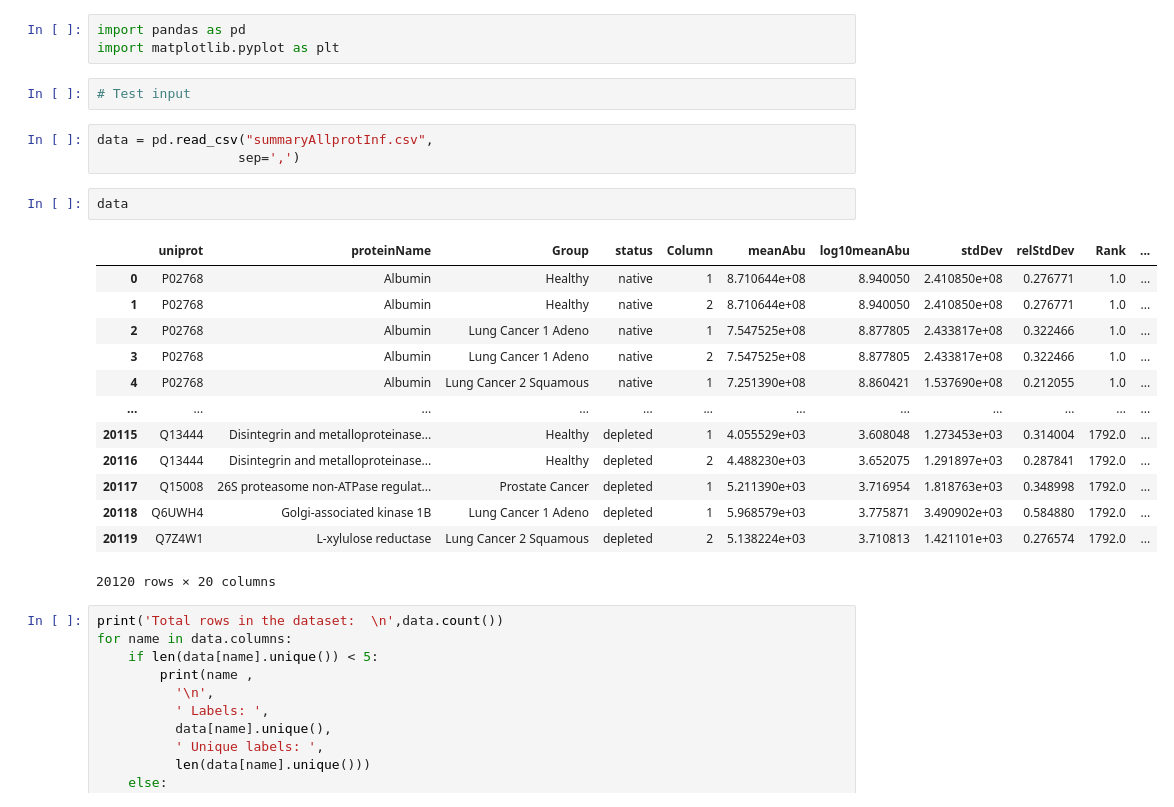
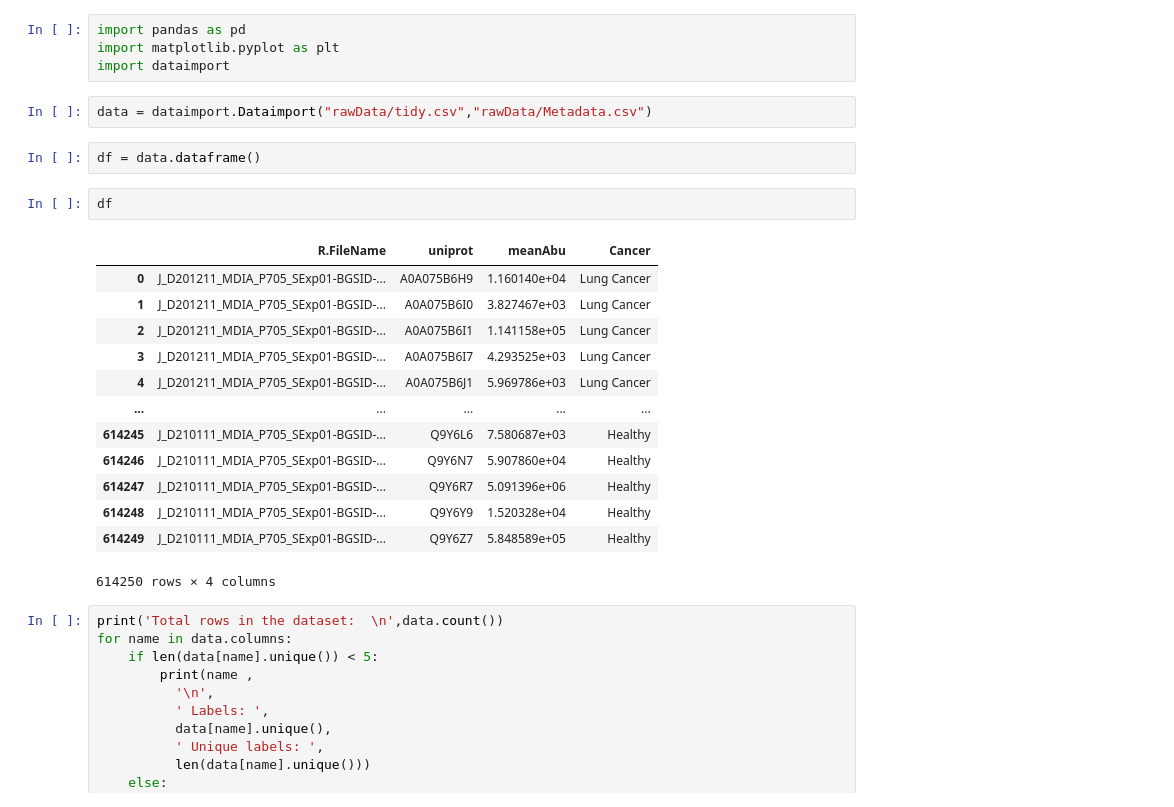
Before and after one commit to cewinharhar/BECS2_dataChallenge, a Jupyter notebook: dataPreprocessingAnalysis.ipynb, the cells around one changed output. Saved outputs shown, nothing was run; the diff lists cells and outputs as text.

Commit message:
re-renamed because of troubles importing

```diff
--- a/dataPreprocessingAnalysis.ipynb
+++ b/dataPreprocessingAnalysis.ipynb
@@ -1,27 +1,27 @@
 # %%
 import pandas as pd
 import matplotlib.pyplot as plt
+import dataimport
 # %%
-# Test input
+data = dataimport.Dataimport("rawData/tidy.csv","rawData/Metadata.csv")
 # %%
-data = pd.read_csv("summaryAllprotInf.csv",
-                  sep=',')
+df = data.dataframe()
 # %%
-data
+df
 # %% [output]
-|  | uniprot | proteinName | Group | status | Column | meanAbu | log10meanAbu | stdDev | relStdDev | Rank | ... |
-| 0 | P02768 | Albumin | Healthy | native | 1 | 8.710644e+08 | 8.940050 | 2.410850e+08 | 0.276771 | 1.0 | ... |
-| 1 | P02768 | Albumin | Healthy | native | 2 | 8.710644e+08 | 8.940050 | 2.410850e+08 | 0.276771 | 1.0 | ... |
-| 2 | P02768 | Albumin | Lung Cancer 1 Adeno | native | 1 | 7.547525e+08 | 8.877805 | 2.433817e+08 | 0.322466 | 1.0 | ... |
-| 3 | P02768 | Albumin | Lung Cancer 1 Adeno | native | 2 | 7.547525e+08 | 8.877805 | 2.433817e+08 | 0.322466 | 1.0 | ... |
-| 4 | P02768 | Albumin | Lung Cancer 2 Squamous | native | 1 | 7.251390e+08 | 8.860421 | 1.537690e+08 | 0.212055 | 1.0 | ... |
-| ... | ... | ... | ... | ... | ... | ... | ... | ... | ... | ... | ... |
-| 20115 | Q13444 | Disintegrin and metalloproteinase... | Healthy | depleted | 1 | 4.055529e+03 | 3.608048 | 1.273453e+03 | 0.314004 | 1792.0 | ... |
-| 20116 | Q13444 | Disintegrin and metalloproteinase... | Healthy | depleted | 2 | 4.488230e+03 | 3.652075 | 1.291897e+03 | 0.287841 | 1792.0 | ... |
-| 20117 | Q15008 | 26S proteasome non-ATPase regulat... | Prostate Cancer | depleted | 1 | 5.211390e+03 | 3.716954 | 1.818763e+03 | 0.348998 | 1792.0 | ... |
-| 20118 | Q6UWH4 | Golgi-associated kinase 1B | Lung Cancer 1 Adeno | depleted | 1 | 5.968579e+03 | 3.775871 | 3.490902e+03 | 0.584880 | 1792.0 | ... |
-| 20119 | Q7Z4W1 | L-xylulose reductase | Lung Cancer 2 Squamous | depleted | 2 | 5.138224e+03 | 3.710813 | 1.421101e+03 | 0.276574 | 1792.0 | ... |
+|  | R.FileName | uniprot | meanAbu | Cancer |
+| 0 | J_D201211_MDIA_P705_SExp01-BGSID-... | A0A075B6H9 | 1.160140e+04 | Lung Cancer |
+| 1 | J_D201211_MDIA_P705_SExp01-BGSID-... | A0A075B6I0 | 3.827467e+03 | Lung Cancer |
+| 2 | J_D201211_MDIA_P705_SExp01-BGSID-... | A0A075B6I1 | 1.141158e+05 | Lung Cancer |
+| 3 | J_D201211_MDIA_P705_SExp01-BGSID-... | A0A075B6I7 | 4.293525e+03 | Lung Cancer |
+| 4 | J_D201211_MDIA_P705_SExp01-BGSID-... | A0A075B6J1 | 5.969786e+03 | Lung Cancer |
+| ... | ... | ... | ... | ... |
+| 614245 | J_D210111_MDIA_P705_SExp01-BGSID-... | Q9Y6L6 | 7.580687e+03 | Healthy |
+| 614246 | J_D210111_MDIA_P705_SExp01-BGSID-... | Q9Y6N7 | 5.907860e+04 | Healthy |
+| 614247 | J_D210111_MDIA_P705_SExp01-BGSID-... | Q9Y6R7 | 5.091396e+06 | Healthy |
+| 614248 | J_D210111_MDIA_P705_SExp01-BGSID-... | Q9Y6Y9 | 1.520328e+04 | Healthy |
+| 614249 | J_D210111_MDIA_P705_SExp01-BGSID-... | Q9Y6Z7 | 5.848589e+05 | Healthy |
-20120 rows × 20 columns
+614250 rows × 4 columns
 # %%
 print('Total rows in the dataset:  \n',data.count())
 for name in data.columns:
```
Also changed, not shown: 1 other file.
